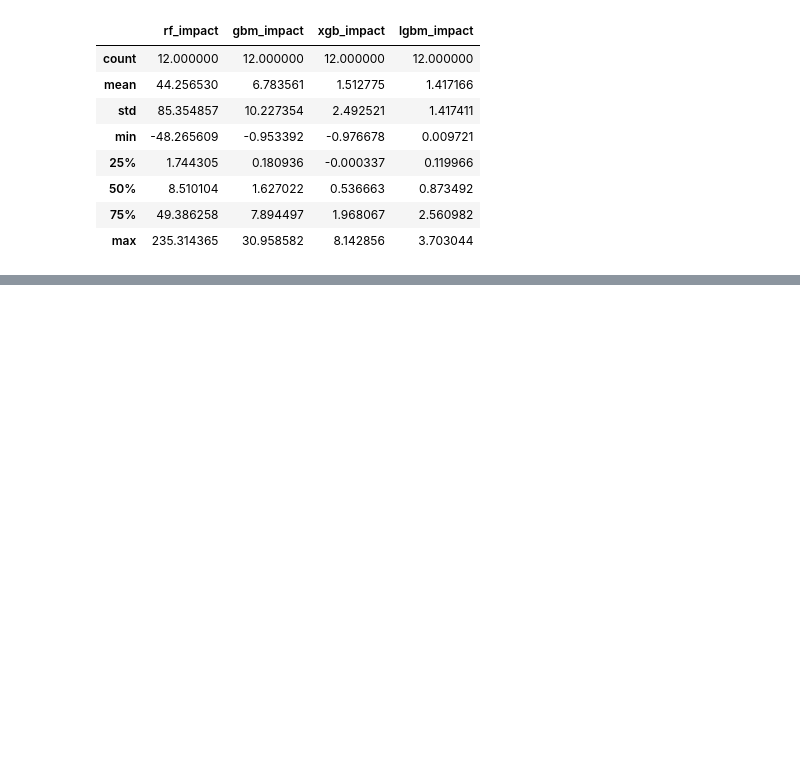
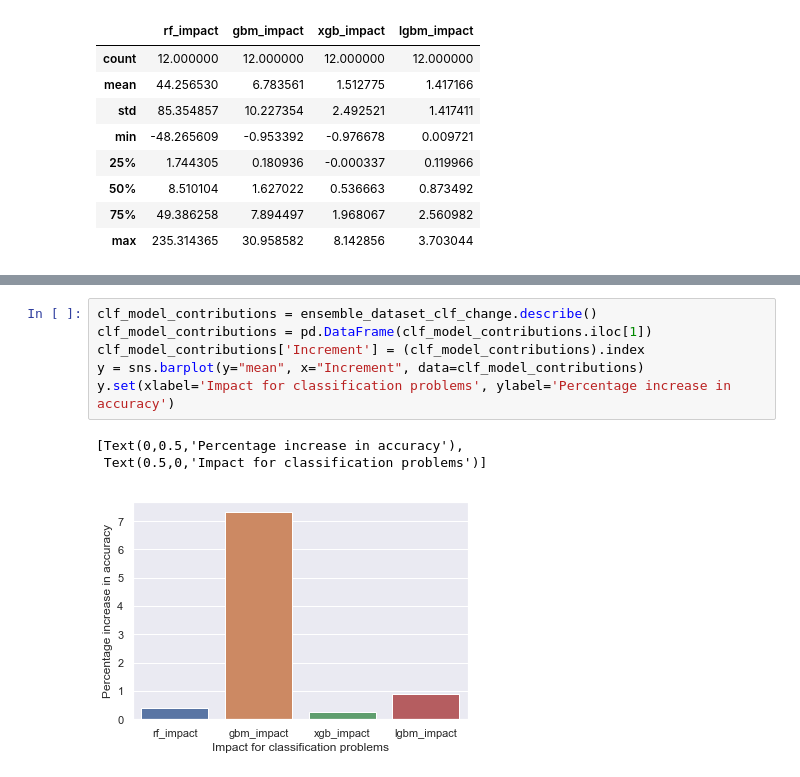
Before and after one commit to adaditi4/ML1819-Task-203-Team-27, a Jupyter notebook: Research project - Collated codes - Final.ipynb, the cells around one changed output, grey strips where cells are left out. Saved outputs shown, nothing was run; the diff lists cells and outputs as text; blank space fills up the shorter version.

```diff
--- a/Research project - Collated codes - Final.ipynb
+++ b/Research project - Collated codes - Final.ipynb
@@ -361,0 +364,10 @@ ensemble_dataset_reg
+# %%
+clf_model_contributions = ensemble_dataset_clf_change.describe()
+clf_model_contributions = pd.DataFrame(clf_model_contributions.iloc[1])
+clf_model_contributions['Increment'] = (clf_model_contributions).index
+y = sns.barplot(y="mean", x="Increment", data=clf_model_contributions)
+y.set(xlabel='Impact for classification problems', ylabel='Percentage increase in accuracy')
+# %% [output]
+[Text(0,0.5,'Percentage increase in accuracy'),
+ Text(0.5,0,'Impact for classification problems')]
+[figure, added]
```
Also changed, not shown: parts of 6 cells of this notebook.
